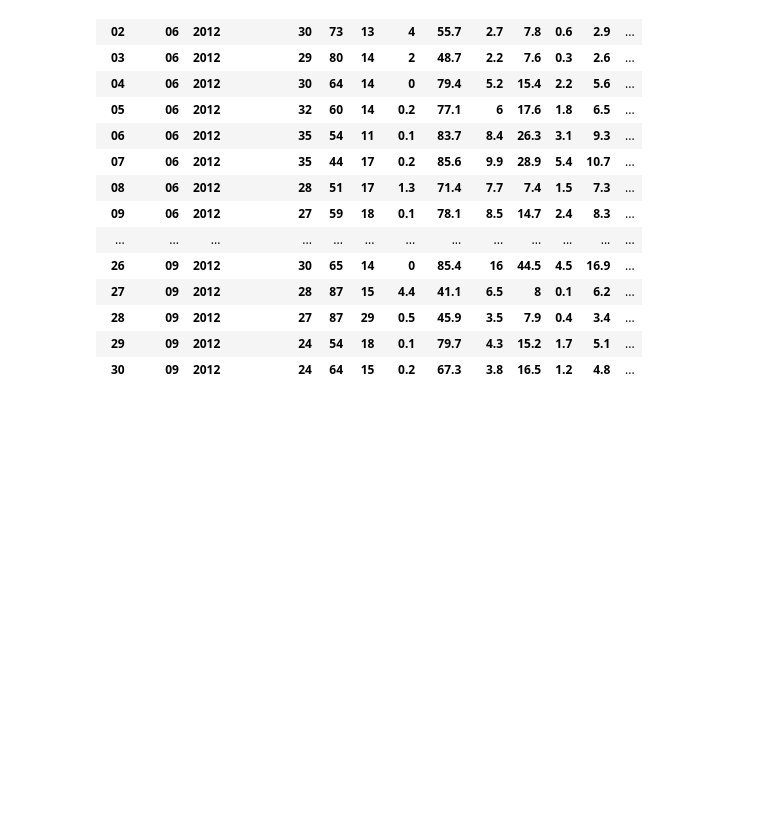
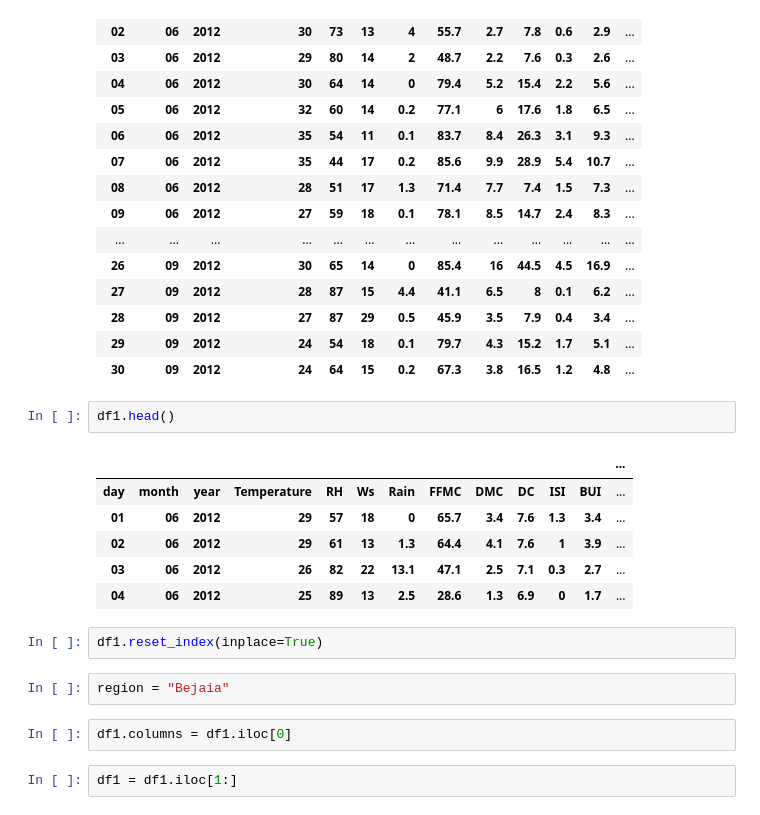
Before and after one commit to sreeman-11021996/iNeuron_Ass, a Jupyter notebook: 00. Assignments/home-work/05. End-to-End 29-05-2022/Algerian Forest Fires ML.ipynb, the cells around one changed output. Saved outputs shown, nothing was run; the diff lists cells and outputs as text; blank space fills up the shorter version.

```diff
--- a/00. Assignments/home-work/05. End-to-End 29-05-2022/Algerian Forest Fires ML.ipynb
+++ b/00. Assignments/home-work/05. End-to-End 29-05-2022/Algerian Forest Fires ML.ipynb
@@ -82,3 +82,20 @@ df2
 | 28 | 09 | 2012 | 27 | 87 | 29 | 0.5 | 45.9 | 3.5 | 7.9 | 0.4 | 3.4 | ... |
 | 29 | 09 | 2012 | 24 | 54 | 18 | 0.1 | 79.7 | 4.3 | 15.2 | 1.7 | 5.1 | ... |
 | 30 | 09 | 2012 | 24 | 64 | 15 | 0.2 | 67.3 | 3.8 | 16.5 | 1.2 | 4.8 | ... |
+# %%
+df1.head()
+# %% [output]
+|  |  |  |  |  |  |  |  |  |  |  |  | ... |
+| day | month | year | Temperature | RH | Ws | Rain | FFMC | DMC | DC | ISI | BUI | ... |
+| 01 | 06 | 2012 | 29 | 57 | 18 | 0 | 65.7 | 3.4 | 7.6 | 1.3 | 3.4 | ... |
+| 02 | 06 | 2012 | 29 | 61 | 13 | 1.3 | 64.4 | 4.1 | 7.6 | 1 | 3.9 | ... |
+| 03 | 06 | 2012 | 26 | 82 | 22 | 13.1 | 47.1 | 2.5 | 7.1 | 0.3 | 2.7 | ... |
+| 04 | 06 | 2012 | 25 | 89 | 13 | 2.5 | 28.6 | 1.3 | 6.9 | 0 | 1.7 | ... |
+# %%
+df1.reset_index(inplace=True)
+# %%
+region = "Bejaia"
+# %%
+df1.columns = df1.iloc[0]
+# %%
+df1 = df1.iloc[1:]
```
Also changed, not shown: parts of 23 cells of this notebook.
